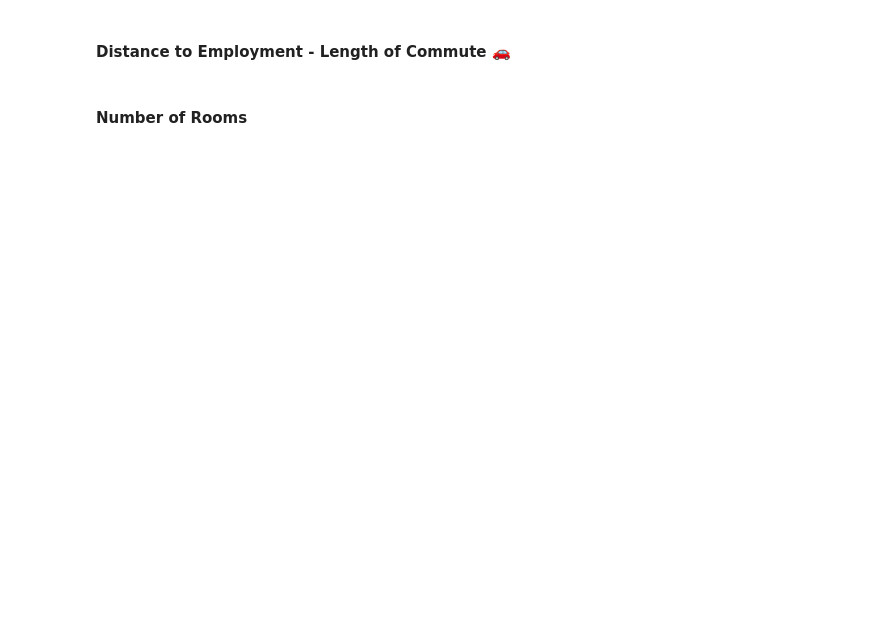
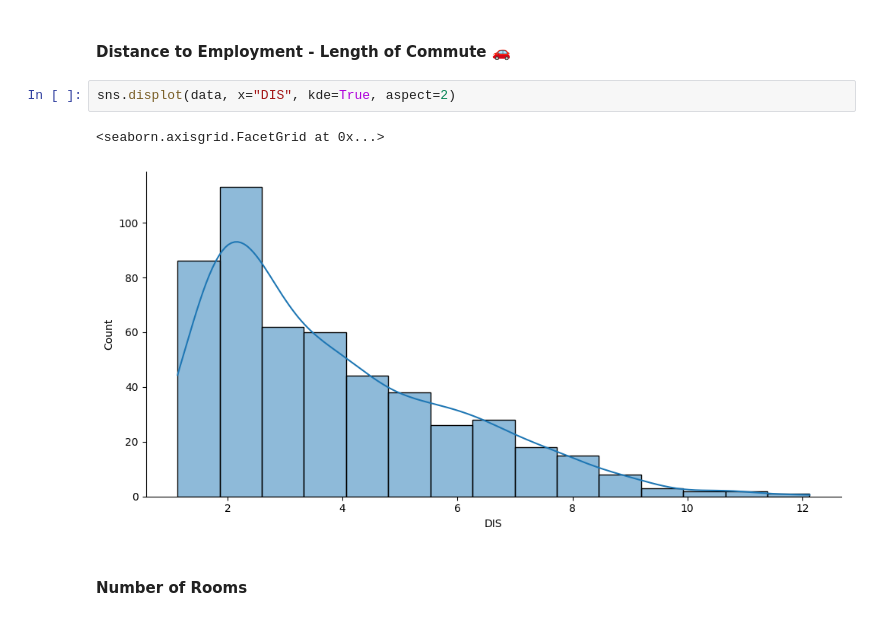
Before and after one commit to fkajose/100-Days-of-Code, a Jupyter notebook: 081-multivariable-regression/Multivariable_Regression_and_Valuation_Model_(start).ipynb, the cells around one changed output. Cells and saved outputs as stored; diff of their text form; blank space fills up the shorter version.

```diff
--- a/081-multivariable-regression/Multivariable_Regression_and_Valuation_Model_(start).ipynb
+++ b/081-multivariable-regression/Multivariable_Regression_and_Valuation_Model_(start).ipynb
@@ -184,4 +189,9 @@ What do you notice in the distributions of the data?
 # %% [markdown]
 #### Distance to Employment - Length of Commute 🚗
+# %%
+sns.displot(data, x="DIS", kde=True, aspect=2)
+# %% [output]
+<seaborn.axisgrid.FacetGrid at 0x...>
+[figure, added]
 # %% [markdown]
 #### Number of Rooms
```
Also changed, not shown: parts of 17 cells of this notebook.
